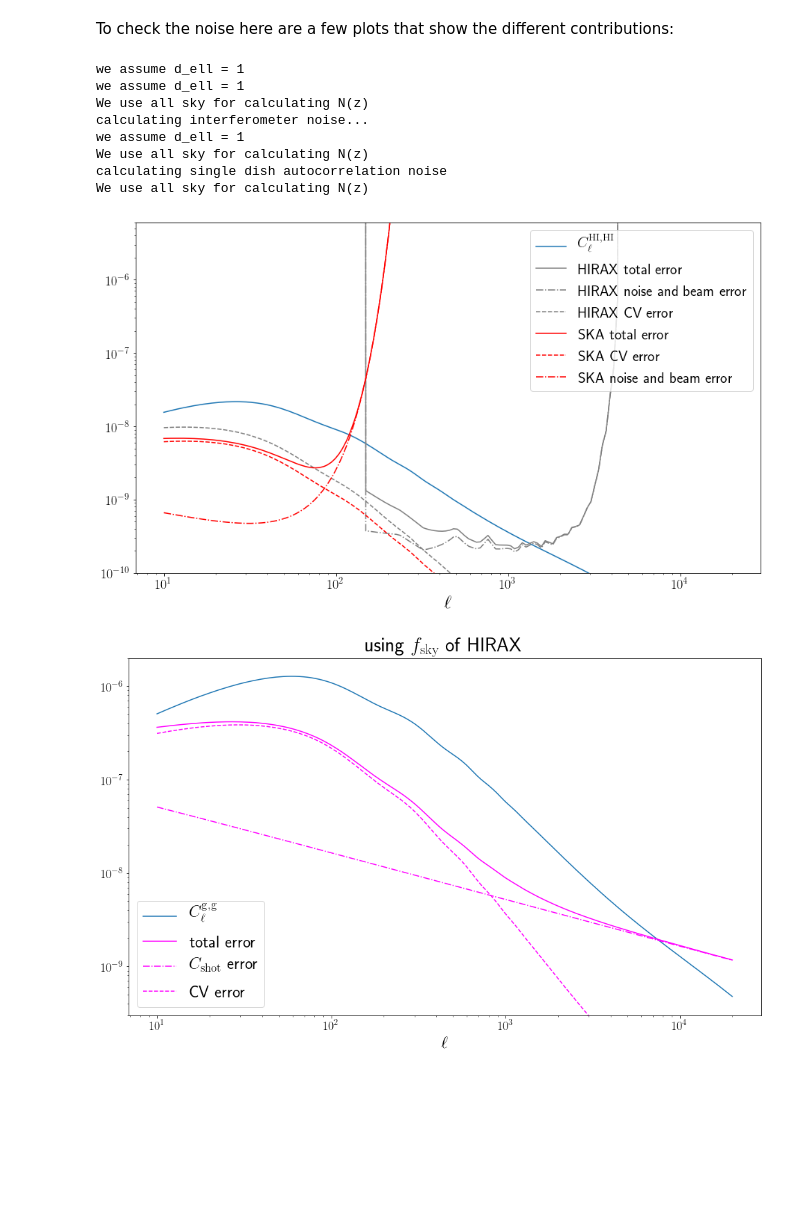
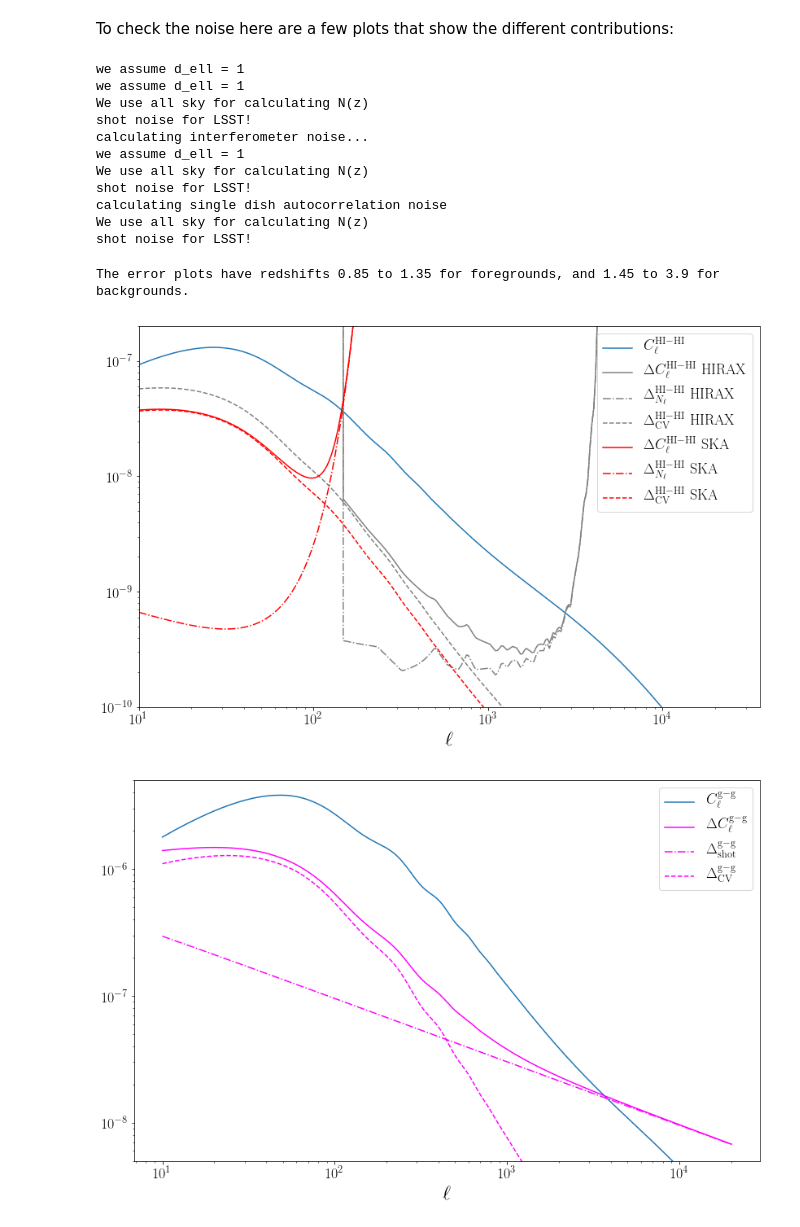
Before and after one commit to amadeuswi/MagBias, a Jupyter notebook: S2N.ipynb, the cells around one changed output. Cells and saved outputs as stored; diff of their text form; code cells hidden in the pictures; blank space fills up the shorter version.

```diff
--- a/S2N.ipynb
+++ b/S2N.ipynb
@@ -5,6 +5,7 @@ from __future__ import division
 import os
 import sys
 from scipy import integrate, optimize
+
 from scipy.interpolate import interp2d, interp1d
 
 import numpy as np
@@ -15,7 +16,7 @@ import matplotlib.pyplot as P
 from time import clock
 
 
-matplotlib.rcParams['figure.figsize'] = (7, 5)
+matplotlib.rcParams['figure.figsize'] = (9, 6)
 P.rcParams['text.usetex'] = True  # not really needed
 P.rcParams['text.latex.preamble'] = [r'\usepackage{amsmath}'] #for \text command
 P.rcParams["font.size"] = 24
@@ -467,0 +508,15 @@ we assume d_ell = 1
+# %%
+
+#######NOW CALCULATE S2N FOR SKA
+
+
+#bg:
+zbbmax_b2 = zmax_of_MAXMAG(mso_b2)
+zbmin_b2, zbmax_b2, zb_b2, dzb_b2 = get_bg_bin_for_fgzmax(zmax_b2, bzmax = zbbmax_b2, bufferz = buffer_z)
+
+
+S2N_SKAb1_LSST = S2N_of_mstar_and_zf(mso_b1, ltab, zmin_b1, zmax_b1, bufferz = buffer_z)
+S2N_SKAb2_LSST = S2N_of_mstar_and_zf(mso_b2, ltab, zmin_b2, zmax_b2, bufferz = buffer_z)
+
+S2N_CV_b1 = S2N_of_mstar_and_zf(mso_b1, ltab, zmin_b1, zmax_b1, bufferz = buffer_z, SURVEY = "CV")
+S2N_CV_b2 = S2N_of_mstar_and_zf(mso_b2, ltab, zmin_b2, zmax_b2, bufferz = buffer_z, SURVEY = "CV")
@@ -553,14 +874,14 @@ hsignal = powspeclist[0]
 gsignal = powspeclist[1]
 # %%
 #now for CV
-cverr = DELTA_Cl_HIxmag(ltab, zf, dzf, zb, dzb, powspeclist, SURVEY = "CV")
+cverr = DELTA_Cl_HIxmag(ltab, zf, dzf, zb, dzb, powspeclist, SURVEY = "CV", MAXMAG = rmax_default)
 #for HIRAX
-HIRAXerr = DELTA_Cl_HIxmag(ltab, zf, dzf, zb, dzb, powspeclist, SURVEY = [hirax, LSST])
+HIRAXerr = DELTA_Cl_HIxmag(ltab, zf, dzf, zb, dzb, powspeclist, SURVEY = [hirax, LSST], MAXMAG = rmax_default)
 #for SKA:
-SKAerr = DELTA_Cl_HIxmag(ltab, zf, dzf, zb, dzb, powspeclist, SURVEY = [SKA, LSST])
+SKAerr = DELTA_Cl_HIxmag(ltab, zf, dzf, zb, dzb, powspeclist, SURVEY = [SKA, LSST], MAXMAG = rmax_default)
 
 #LSST shot noise:
-LSSTshot = shotnoise(zb, dzb, LSST, NINT = 200)
+LSSTshot = shotnoise(zb, dzb, LSST, NINT = 200, MAXMAG = rmax_default)
 
 #HIRAX N_ell
 HIRAXNell = Cl_interferom_noise(ltab,zf-dzf,zf+dzf, hirax)
@@ -571,11 +892,21 @@ SKANell = noise_cls_single_dish(ltab, ztonu21(zf), SKA, 256)
 we assume d_ell = 1
 we assume d_ell = 1
 We use all sky for calculating N(z)
+shot noise for LSST!
 calculating interferometer noise...
 we assume d_ell = 1
 We use all sky for calculating N(z)
+shot noise for LSST!
 calculating single dish autocorrelation noise
 We use all sky for calculating N(z)
+shot noise for LSST!
+# %%
+print "The error plots have redshifts {} to {} for foregrounds, and {} to {} for backgrounds.".format(zf-dzf,
+                                                                                                      zf+dzf,
+                                                                                                     zb-dzb,
+                                                                                                     zb+dzb)
+# %% [output]
+The error plots have redshifts 0.85 to 1.35 for foregrounds, and 1.45 to 3.9 for backgrounds.
 # %%
 fsky_hirax = hirax["S_area"] /4/np.pi
 fsky_SKA = SKA["S_area"] /4/np.pi
@@ -601,46 +932,47 @@ XnoiseHIRAX = np.sqrt(hsignal*LSSTshot + gsignal*HIRAXNell + LSSTshot*HIRAXNell)
 # %%
 #first all for HI,HI power spectrum:
 
-fig = P.figure(figsize = (13,8)); ax = fig.add_subplot(111);
-ax.loglog(ltab, hsignal, label = r"$C_\ell^\mathrm{HI, HI}$")
+fig = P.figure(figsize = (12,8)); ax = fig.add_subplot(111);
+ax.loglog(ltab, hsignal, label = r"$C_\ell^\mathrm{HI-HI}$")
 
-ax.loglog(ltab, (hsignal + HIRAXNell) * HIRAXCV_factor, label = "HIRAX total error", color = "grey")
-ax.loglog(ltab, HIRAXNell * HIRAXCV_factor, label = r"HIRAX noise and beam error", color = "grey", ls = "-.")
-ax.loglog(ltab, HICVHIRAX, label = "HIRAX CV error", color = 'grey', ls = "--")
+ax.loglog(ltab, (hsignal + HIRAXNell) * HIRAXCV_factor, label = r"$\Delta C_\ell^\mathrm{HI-HI} \mathrm{~HIRAX} $", color = "grey")
+ax.loglog(ltab, HIRAXNell * HIRAXCV_factor, label = r"$\Delta^\mathrm{HI-HI}_{N_\ell}\mathrm{~HIRAX}$", color = "grey", ls = "-.")
+ax.loglog(ltab, HICVHIRAX, label = r"$\Delta^\mathrm{HI-HI}_\mathrm{CV}\mathrm{~HIRAX}$", color = 'grey', ls = "--")
 
 
-ax.loglog(ltab, (hsignal + SKANell) * SKACV_factor, label = "SKA total error", color = 'red')
-ax.loglog(ltab, HICVSKA, label = "SKA CV error", color = 'red', ls = "--")
-ax.loglog(ltab, SKANell * SKACV_factor, label = r"SKA noise and beam error", color = "red", ls = "-.")
+ax.loglog(ltab, (hsignal + SKANell) * SKACV_factor, label = r"$ \Delta C_\ell^\mathrm{HI-HI} \mathrm{~SKA}$", color = 'red')
+ax.loglog(ltab, SKANell * SKACV_factor, label = r"$\Delta^\mathrm{HI-HI}_{N_\ell} \mathrm{~SKA}$", color = "red", ls = "-.")
+ax.loglog(ltab, HICVSKA, label = r"$\Delta^\mathrm{HI-HI}_\mathrm{CV} \mathrm{~SKA}$", color = 'red', ls = "--")
 
-ax.set_ylim((1e-10,6e-6))
+ax.set_ylim((1e-10,2e-7))
+ax.set_xlim((1e1, 3.6e4))
 
 ax.set_xlabel(r"$\ell$")
-P.legend(fontsize = 20, loc = "upper right")
+P.legend(fontsize = 18, loc = "upper right")
 P.tight_layout()
 
 # P.savefig(plotdir + "HIHI_error_contributions.pdf")
 # %% [output]
-[figure, old version]
+[figure, new version]
 # %%
 #now for galaxies:
 
-fig = P.figure(figsize = (14,9)); ax = fig.add_subplot(111);
-ax.loglog(ltab, gsignal, label = r"$C_\ell^\mathrm{g, g}$")
+fig = P.figure(figsize = (12,8)); ax = fig.add_subplot(111);
+ax.loglog(ltab, gsignal, label = r"$C_\ell^\mathrm{g-g}$")
 
-ax.loglog(ltab, (gsignal + LSSTshot) * HIRAXCV_factor, label = "total error", color = "magenta")
-ax.loglog(ltab, LSSTshot * HIRAXCV_factor, label = r" $C_\mathrm{shot}$ error", color = "magenta", ls = "-.")
-ax.loglog(ltab, GCVHIRAX, label = "CV error", color = 'magenta', ls = "--")
-ax.set_title(r"using $f_\mathrm{sky}$ of HIRAX")
+ax.loglog(ltab, (gsignal + LSSTshot) * HIRAXCV_factor, label = r"$\Delta C_\ell^\mathrm{g-g}$", color = "magenta")
+ax.loglog(ltab, LSSTshot * HIRAXCV_factor, label = r" $\Delta^\mathrm{g-g}_\mathrm{shot}$", color = "magenta", ls = "-.")
+ax.loglog(ltab, GCVHIRAX, label = r"$\Delta^\mathrm{g-g}_\mathrm{CV}$", color = 'magenta', ls = "--")
+# ax.set_title(r"using $f_\mathrm{sky}$ of HIRAX")
 
-ax.set_ylim((3e-10, 2e-6))
+ax.set_ylim((5e-9, 5e-6))
 ax.set_xlabel(r"$\ell$")
-P.legend(loc = "lower left")
+P.legend(loc = "upper right", fontsize = 18)
 P.tight_layout()
 
 # P.savefig(plotdir + "GG_error_contributions.pdf")
 # %% [output]
-[figure, old version]
+[figure, new version]
 # %%
 #last but not least the HIxmag power spectrum:
 
```
Also changed, not shown: parts of 54 cells of this notebook, 16 other files.
